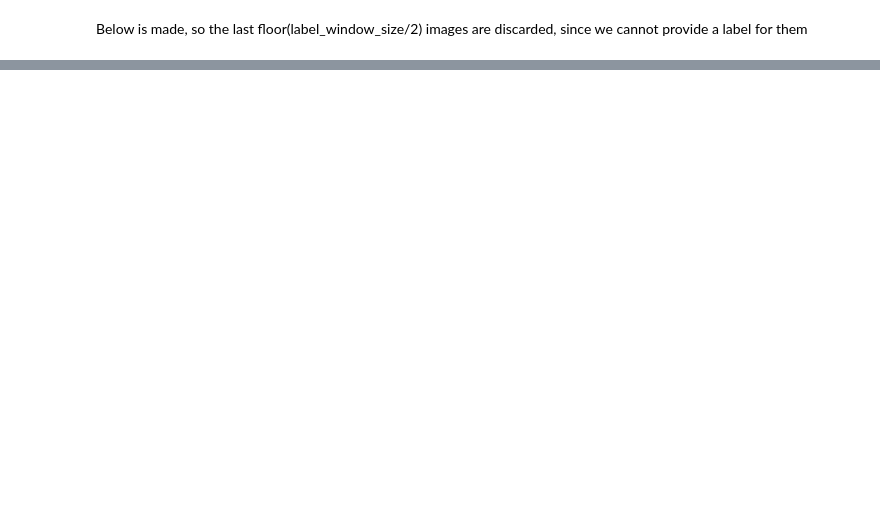
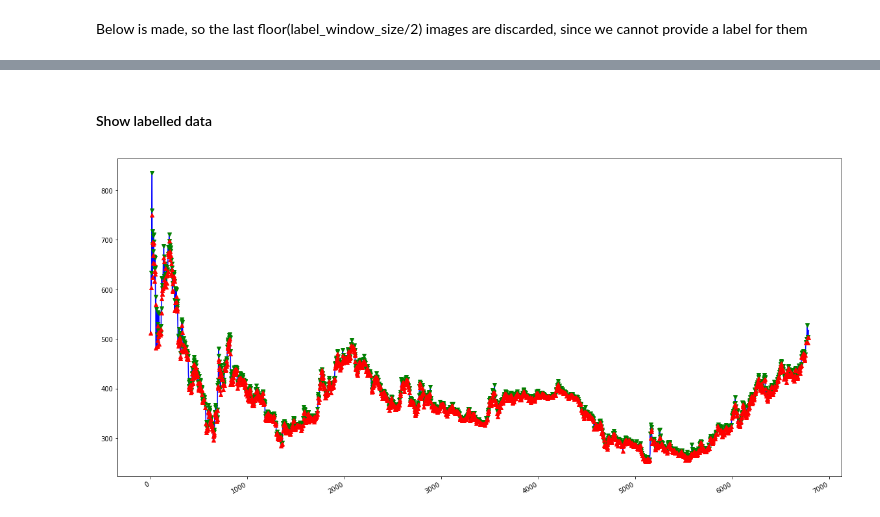
Before and after one commit to lauraperge/blackbox-trading-CNN, a Jupyter notebook: notebooks/data-check-and-prep-alldata.ipynb, the cells around one changed output, grey strips where cells are left out. Saved outputs shown, nothing was run; the diff lists cells and outputs as text; code cells hidden in the pictures; blank space fills up the shorter version.

```diff
--- a/notebooks/data-check-and-prep-alldata.ipynb
+++ b/notebooks/data-check-and-prep-alldata.ipynb
@@ -288,5 +275,0 @@ fig.show()
-# %%
-for idx, image in enumerate(images[:20,:,:,2]):
-    plt.imshow(image, cmap = "Greys")
-    plt.title(label_names[np.int(np.argwhere(image_labels[idx]))])
-    plt.show()
@@ -304,0 +276,30 @@ np.savez('../data/cnn_input/test_'+ str(name) + "_" + str(VarName) + "_" + str(F
+# %%
+start_time_tr1 = time.time()
+
+for idx, data in enumerate(datas):
+
+    labelled_pd_, price_at_image_, images_, image_labels_, label_names_ = data_to_labelled_img(
+        # up to given date
+        data=data.loc[:last_date_tr1],
+        column_name=VarNames[idx][:-4],
+        label_window_size = Label_window_size,
+        image_window_size = Image_window_size,
+        image_trf_strat = Image_trf,
+        padding_RP = 1,
+        standardize_out_RP = True,
+        standardize_out_GADF = True,
+        standardize_out_GASF = True,
+        use_returns = Return
+    )
+
+    print(VarNames[idx][:-4])
+    images_tr1 = np.append(images_tr1, images_, axis=0)
+    price_at_image_tr1 = np.append(price_at_image_tr1, price_at_image_, axis=0)
+    image_labels_tr1 = np.append(image_labels_tr1,image_labels_, axis=0)
+    print(str(images_.shape) + ", " + str(price_at_image_.shape) + ", " + str(image_labels_.shape))
+    print(VarNames[idx][:-4] + ": added " + str(images_.shape[0]) + " images of shape " + str(images_.shape), file = f)
+
+print("Final number of images: " + str(images_tr1.shape[0]) + " shaped " + str(images_tr1.shape), file = f)
+end_time_tr1 = time.time()
+print("it took this long to run: {}".format(end_time_tr1-start_time_tr1), file = f)
+f.close()
@@ -304,0 +324,14 @@ np.savez('../data/cnn_input/test_'+ str(name) + "_" + str(VarName) + "_" + str(F
+# %% [markdown]
+#### Show labelled data
+# %%
+fig = ts_with_markers.plot_ts_markers(data = labelled_pd_,
+        main_col = 'Series',
+        by_col = "Strategy",
+        to_mark = ["Sell", "Buy"],
+        color = ['g', 'r'],
+        marker_type = ['v', '^']
+        )
+fig.set_size_inches(20, 10)
+fig.show()
+# %% [output]
+[figure, added]
```
Also changed, not shown: parts of 91 cells of this notebook, 20 other files.
